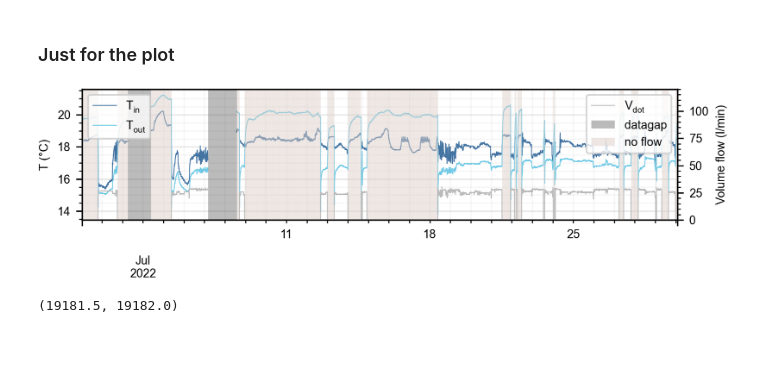
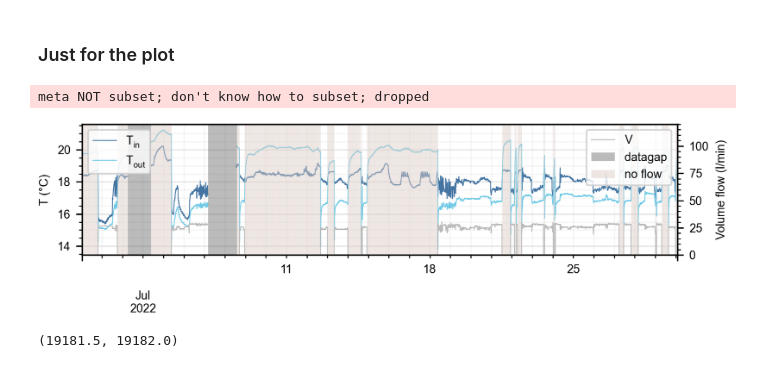
Before and after one commit to elimh/ERC_BHEfield_Data_Code, a Jupyter notebook: 2_Masking.ipynb, the cells around one changed output. Saved outputs shown, nothing was run; the diff lists cells and outputs as text; code cells hidden in the pictures.

```diff
--- a/2_Masking.ipynb
+++ b/2_Masking.ipynb
@@ -110,37 +110,38 @@ ax2 = ax.twinx()
 
 data.plot(ax=ax, y = f'Probe_{probe}_T_in', linewidth=linewidth, color=colors[0], label='$\mathregular{T_{in}}$')
 data.plot(ax=ax, y = f'Probe_{probe}_T_out', linewidth=linewidth, color=colors[1], label='$\mathregular{T_{out}}$')
-data.plot(ax=ax2, y= f'Probe_{probe}_V_dot', linewidth=linewidth, color='#BABABA', label='$\mathregular{V_{dot}}$')
+data.plot(ax=ax2, y= f'Probe_{probe}_V_dot', linewidth=linewidth, color='#BABABA', label='$\mathregular{V}$')
 
 vdot_ymax = 120
 
 ax2.fill_between(data.index, mask_nan_volflow*vdot_ymax, alpha=.4, label='datagap', color='#555555', zorder=-10, linewidth=0)
 ax2.fill_between(data.index, mask_volflow*vdot_ymax, label='no flow', color='#ddcfc9', alpha=.5, zorder=-10, linewidth=0)
 
 ax2.legend(loc='upper right')
 ax.legend(loc='upper left')
 
 # Re-arrange legends to last axis
 all_axes = fig.get_axes()
 for axis in all_axes:
     legend = axis.get_legend()
     if legend is not None:
         legend.remove()
         all_axes[-1].add_artist(legend)
 
 ax.set_xlim(start_date, end_date)
 #ax.set_title(f' Masking of BHE {probe}')
 
 ax2.set_ylim(0,120)
 ax2.set_ylabel('Volume flow (l/min)')
 
 ax.grid(alpha=.3, which='major')
 ax.grid(alpha=.1, which='minor')
 ax.set_ylabel('T (°C)')
 ax.set_xlabel('')
 plt.savefig(f'Masking_BHE_{probe}.pdf', bbox_inches='tight')
 # %% [output]
+meta NOT subset; don't know how to subset; dropped
-[figure, old version]
+[figure, new version]
 # %%
 fig, ax = plt.subplots(1,1,figsize=(fig_width/2, 2), dpi=300)
 ax2 = ax.twinx()
```
Also changed, not shown: 3 other files.
